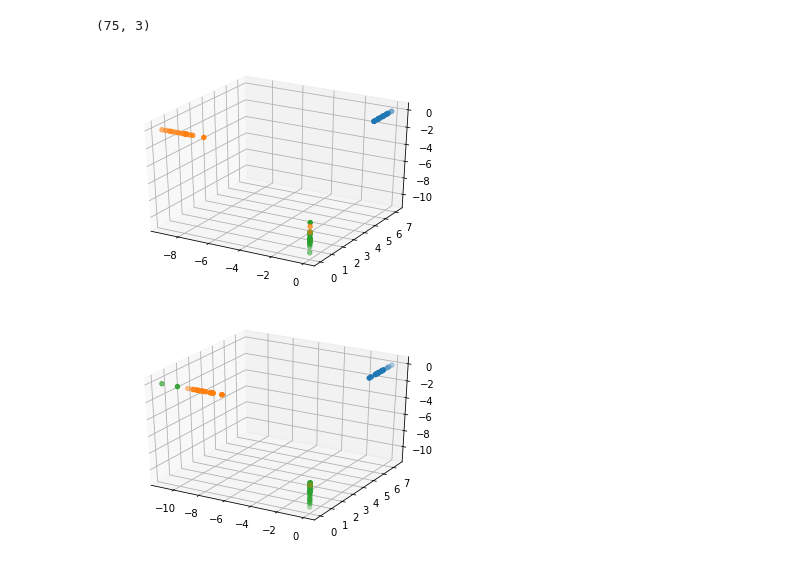
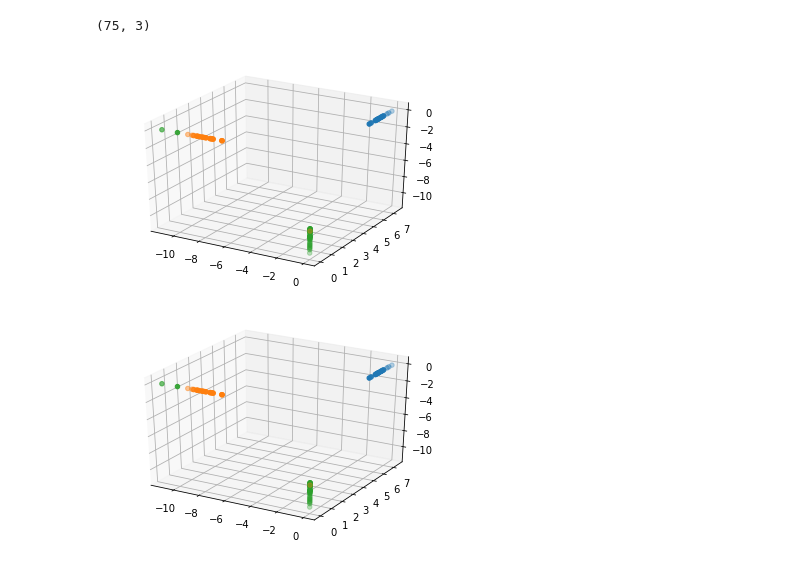
Before and after one commit to rvernagus/data-science-notebooks, a Jupyter notebook: scikit-learn/Preparing Data.ipynb, the cells around one changed output. Cells and saved outputs as stored; diff of their text form; code cells hidden in the pictures.

```diff
--- a/scikit-learn/Preparing Data.ipynb
+++ b/scikit-learn/Preparing Data.ipynb
@@ -546,13 +546,13 @@ transformed[:5]
 # %%
 from mpl_toolkits.mplot3d import Axes3D
 
 fig = plt.figure()
 ax = fig.add_subplot(111, projection='3d')
-ax.scatter(transformed[0:24, 0], transformed[0:24, 1], transformed[0:24, 2]);
-ax.scatter(transformed[25:49, 0], transformed[25:49, 1], transformed[25:49, 2]);
+ax.scatter(transformed[0:25, 0], transformed[0:25, 1], transformed[0:25, 2]);
+ax.scatter(transformed[25:50, 0], transformed[25:50, 1], transformed[25:50, 2]);
 ax.scatter(transformed[50:75, 0], transformed[50:75, 1], transformed[50:75, 2]);
 # %% [output]
-[figure, old version]
+[figure, new version]
 # %%
 transformed = dl.transform(iris_data[1::2])
 # %%
```
Also changed, not shown: parts of 4 cells of this notebook.
